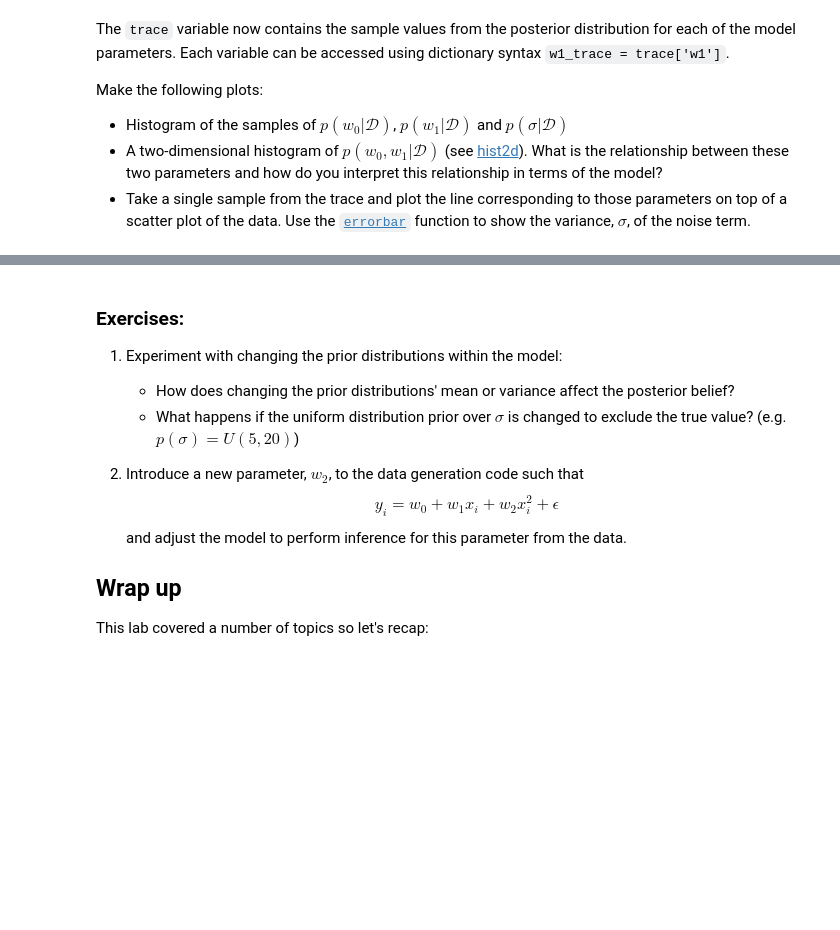
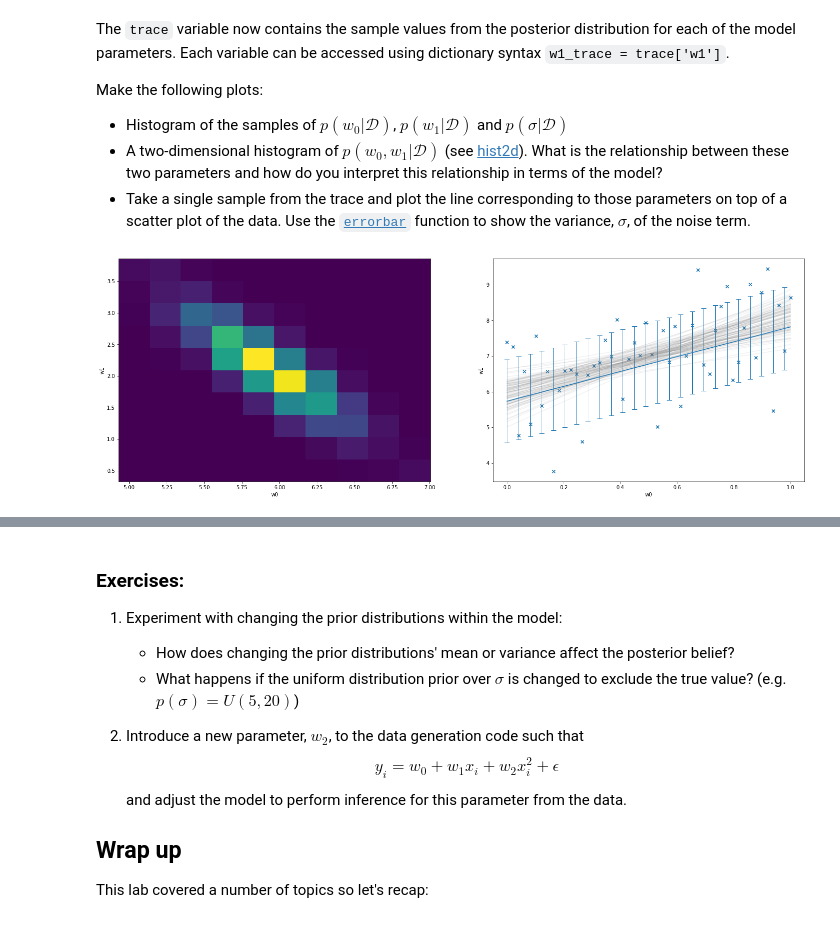
Before and after one commit to kaihulme/machine-learning, a Jupyter notebook: 03_bayesian_networks_mcmc/lab3-Bayesian_Networks_MCMC_PyMC3.ipynb, the cells around one changed output, grey strips where cells are left out. Saved outputs shown, nothing was run; the diff lists cells and outputs as text; code cells hidden in the pictures; blank space fills up the shorter version.

```diff
--- a/03_bayesian_networks_mcmc/lab3-Bayesian_Networks_MCMC_PyMC3.ipynb
+++ b/03_bayesian_networks_mcmc/lab3-Bayesian_Networks_MCMC_PyMC3.ipynb
@@ -278,0 +285,25 @@ Make the following plots:
+# %%
+w0_trace, w1_trace, sigmas = trace['w0'], trace['w1'], trace['sigma']
+# random_i0, random_i1 = np.random.choice(w0_trace.shape[0]), np.random.choice(w1_trace.shape[0])
+# a, b, sigma = w0_trace[random_i0], w1_trace[random_i1], sigma[random_i0][random_i1]
+
+random_i = np.random.choice(w0_trace.shape[0])
+a, b, sigma = w0_trace[random_i], w1_trace[random_i], sigmas[random_i]
+
+fig, (ax1, ax2) = plt.subplots(1, 2, figsize=(24,8))
+
+ax1.hist2d(w0_trace, w1_trace)
+ax1.set_xlabel('w0')
+ax1.set_ylabel('w1')
+
+for (i, j) in zip(w0_trace, w1_trace):
+    if (np.random.choice((True, False), p=[0.05, 0.95])):
+        ax2.plot(x, (i+j*x), alpha=0.1, c='grey')
+ax2.scatter(x, y, marker='x')
+ax2.errorbar(x, (a+b*x), yerr=sigma, capsize=5, elinewidth=1, errorevery=2)
+ax2.set_xlabel('w0')
+ax2.set_ylabel('w1')
+
+plt.show()
+# %% [output]
+[figure, added]
```
Also changed, not shown: parts of 10 cells of this notebook.
